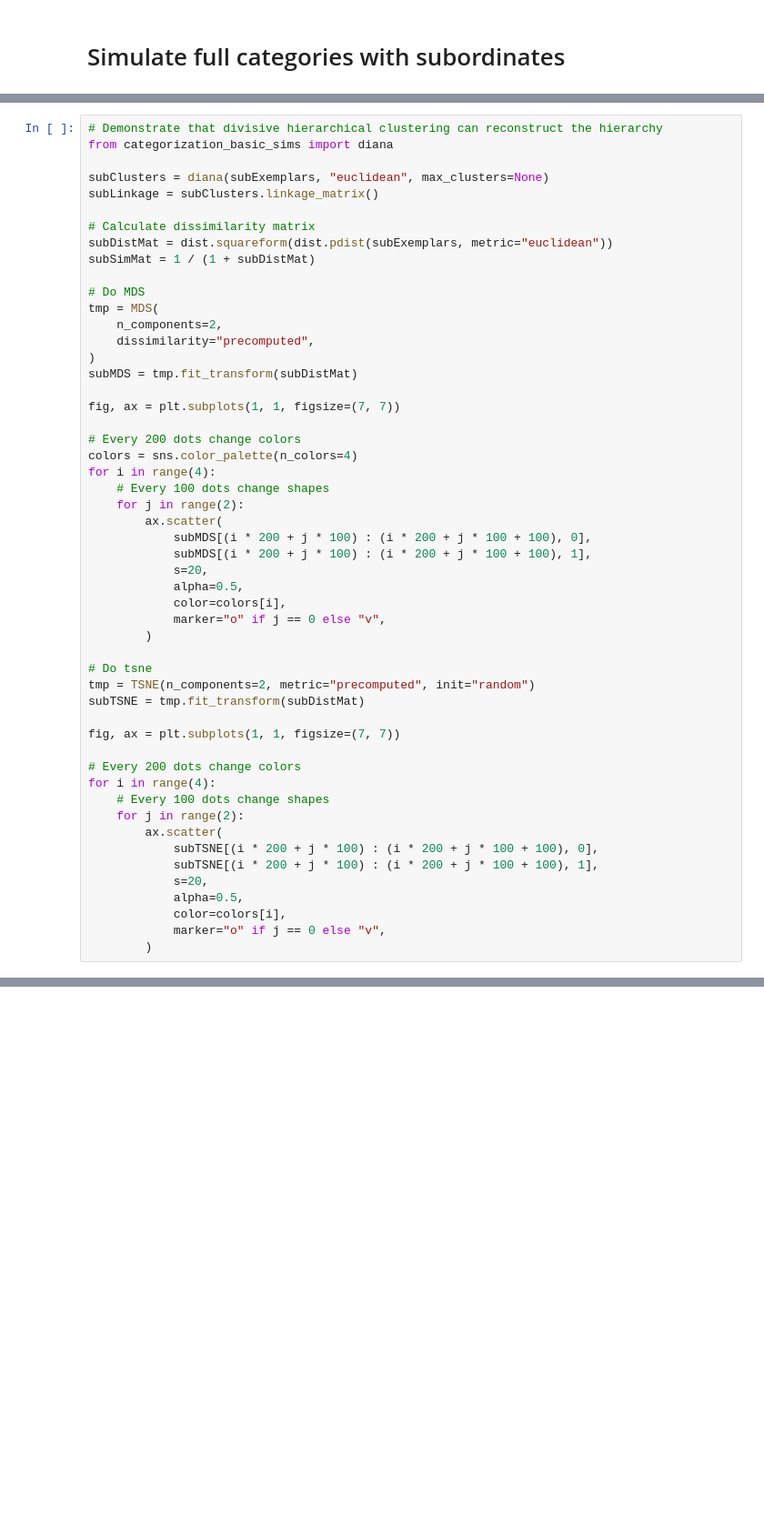
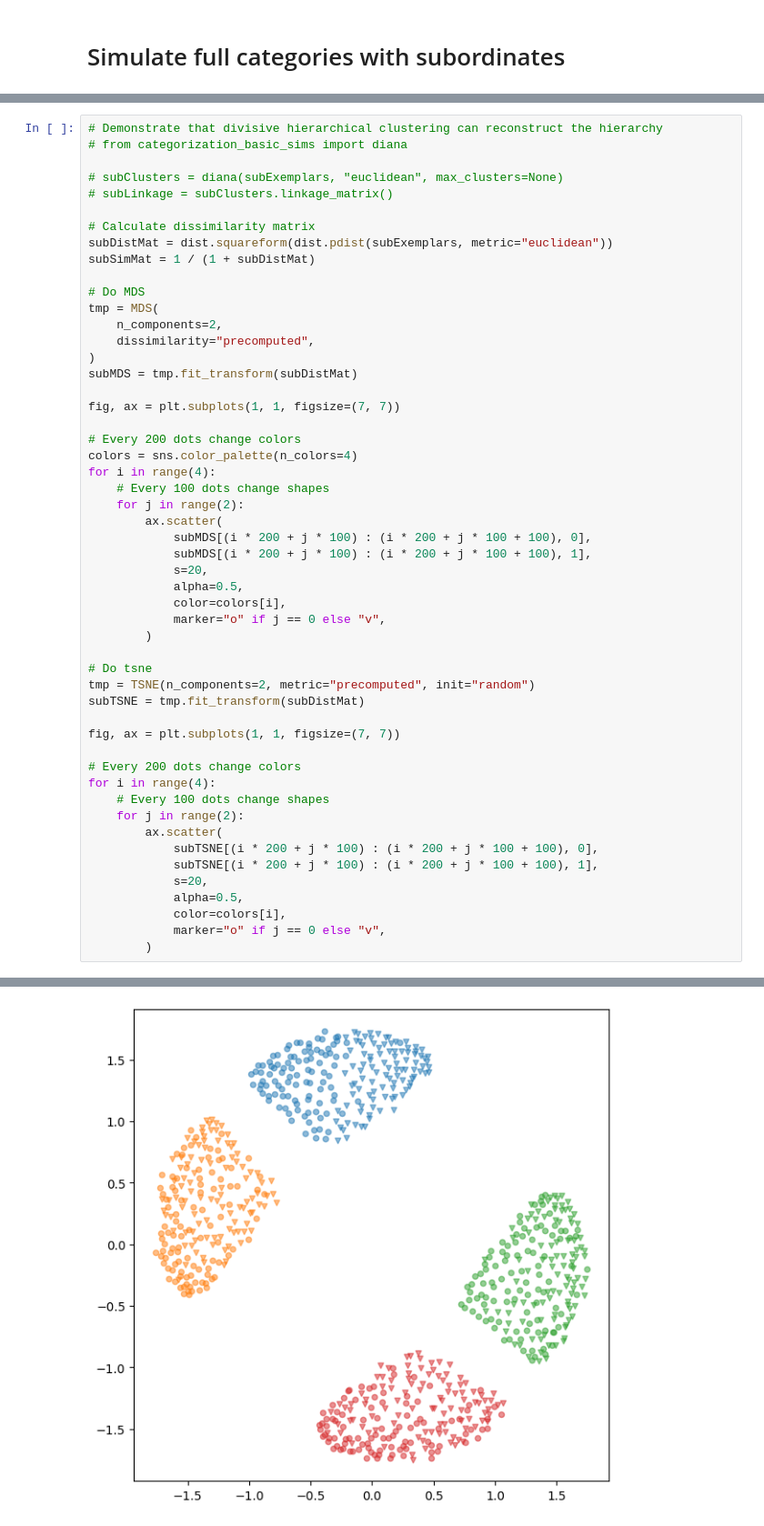
Before and after one commit to tobasummandal/deepCats, a Jupyter notebook: cat_sim_modified.ipynb, the cells around one changed output, grey strips where cells are left out. Shown at 91% size. Drawn from its saved outputs; the diff is of its cells as text; blank space fills up the shorter version.

```diff
--- a/cat_sim_modified.ipynb
+++ b/cat_sim_modified.ipynb
@@ -69,9 +330,9 @@ subExemplars, subCentroids, subLabels = cat.make_categories( #added subLabels
 # %%
 # Demonstrate that divisive hierarchical clustering can reconstruct the hierarchy
-from categorization_basic_sims import diana
+# from categorization_basic_sims import diana
 
-subClusters = diana(subExemplars, "euclidean", max_clusters=None)
-subLinkage = subClusters.linkage_matrix()
+# subClusters = diana(subExemplars, "euclidean", max_clusters=None)
+# subLinkage = subClusters.linkage_matrix()
 
 # Calculate dissimilarity matrix
 subDistMat = dist.squareform(dist.pdist(subExemplars, metric="euclidean"))
@@ -122,0 +383 @@ ValueError: zero-size array to reduction operation maximum which has no identity
+[figure, added]
```
Also changed, not shown: parts of 31 cells of this notebook.
